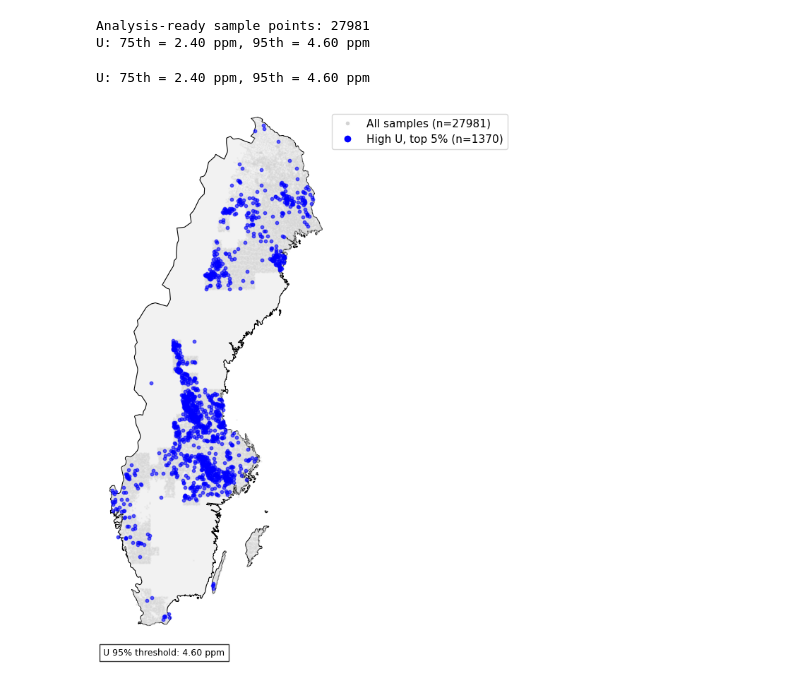
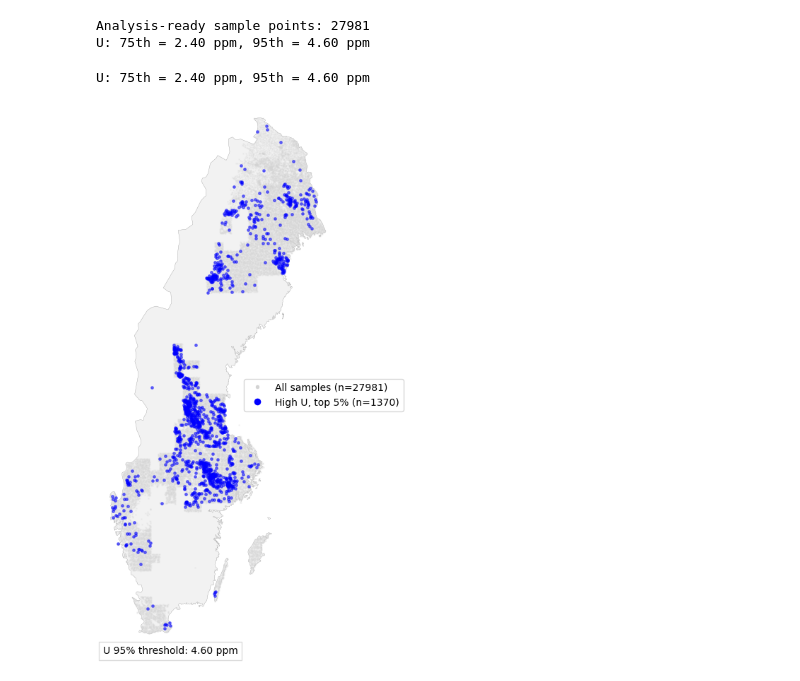
Before and after one commit to M-Tuy/GeoChem-DataLab, a Jupyter notebook: notebooks/Uranium.ipynb, the cells around one changed output. Drawn from its saved outputs; the diff is of its cells as text; code cells hidden in the pictures.

```diff
--- a/notebooks/Uranium.ipynb
+++ b/notebooks/Uranium.ipynb
@@ -53,62 +53,62 @@ print(f"U: 75th = {u_p75:.2f} ppm, 95th = {u_p95:.2f} ppm")
 Analysis-ready sample points: 27981
 U: 75th = 2.40 ppm, 95th = 4.60 ppm
 # %%
-# URANIUM
-# Sweden boundary
+# Uranium
+#---------------------
 world = gpd.read_file(
-    r"C:/Projects/Intro to data science/ne_110m_admin_0_countries/ne_10m_admin_0_countries.shp"
-)
-sweden = world[world["ADMIN"] == "Sweden"].to_crs("EPSG:3006")
+    r"C:/Projects/GeoChem-DataLab/raw_data/ne_110m_admin_0_countries/ne_10m_admin_0_countries.shp"
+)#spf of country boundary polygon: ne_10m_admin_0_countries.shp
+sweden = world[world["ADMIN"] == "Sweden"].to_crs("EPSG:3006") #Sweden's boundary polygon
+# Relative screening: 75th and 95th percentile thresholds
 u_p75 = df_markgeodata["u_ppm"].quantile(0.75)
 u_p95 = df_markgeodata["u_ppm"].quantile(0.95)
 print(f"U: 75th = {u_p75:.2f} ppm, 95th = {u_p95:.2f} ppm")
+#using Numpy, create a new u_class column
+#labels each data, high, medium, low, based on u_75 and u_95
 df_markgeodata["u_class"] = np.select(
     [df_markgeodata["u_ppm"] > u_p95, df_markgeodata["u_ppm"] > u_p75],
     ["High", "Medium"],
     default="Low"
 )
-df_markgeodata["u_hotspot"] = df_markgeodata["u_ppm"] > u_p95
-u_high = df_markgeodata[df_markgeodata["u_hotspot"]]
+df_markgeodata["u_hotspot"] = df_markgeodata["u_ppm"] > u_p95 #create a bolean u_hotspot (P95) column
+u_high = df_markgeodata[df_markgeodata["u_hotspot"]] # a subset, 5% only
 fig, ax = plt.subplots(figsize=(6, 8))
-sweden.plot(ax=ax, edgecolor="black", facecolor="#f2f2f2", linewidth=0.8)
-df_markgeodata.plot(ax=ax, color="lightgrey", markersize=0.5, alpha=0.25)
-u_high.plot(ax=ax, color="blue", markersize=10, alpha=0.6)
-
-# Tighten the axes to Sweden's actual extent, removing empty padding
-minx, miny, maxx, maxy = sweden.total_bounds
-pad = 20000  # small margin in meters
-ax.set_xlim(minx - pad, maxx + pad)
-ax.set_ylim(miny - pad, maxy + pad)
-
-legend_elements = [
+sweden.plot(ax=ax, edgecolor="grey", facecolor="#f2f2f2", linewidth=0.2)#Sweden outline
+df_markgeodata.plot(ax=ax, color="lightgrey", markersize=0.5, alpha=0.25)# draw data as dots on Sweden base map
+u_high.plot(ax=ax, color="blue", markersize=6, alpha=0.5) #plot hotspots, red
+minx, miny, maxx, maxy = sweden.total_bounds #get sweden bbox. in meters, since it is in EPSG:3006
+pad = 20000  # 20 km margin
+ax.set_xlim(minx - pad, maxx + pad) # crop x-axis to Sweden + padding
+ax.set_ylim(miny - pad, maxy + pad) # crop y-axis to Sweden + padding
+legend_elements = [                                            # build custom legend entries
     mlines.Line2D([0], [0], marker="o", color="w",
                   label=f"All samples (n={len(df_markgeodata)})",
                   markerfacecolor="lightgrey", markersize=5),
-    mlines.Line2D([0], [0], marker="o", color="w",
+    mlines.Line2D([0], [0], marker="o", color="w",              # hide x/y axis lines/ticks
                   label=f"High U, top 5% (n={len(u_high)})",
                   markerfacecolor="blue", markersize=8)
 ]
-ax.legend(handles=legend_elements, loc="upper left", bbox_to_anchor=(1.0, 1.0),
-          borderaxespad=0.3, fontsize=11, frameon=True)
+ax.legend(handles=legend_elements, loc="upper left", bbox_to_anchor=(0.6, 0.5),# place legend outside plot
+          borderaxespad=0.3, fontsize=10, frameon=True)
 ax.set_axis_off()
 ax.text(
-    0.0, -0.03,
+    0.0, -0.01,
     f"U 95% threshold: {u_p95:.2f} ppm",
     transform=ax.transAxes,
-    fontsize=9,
+    fontsize=10,
     va="top",
     ha="left",
-    bbox=dict(facecolor="white", alpha=0.8, edgecolor="black")
+    bbox=dict(facecolor="white", alpha=0.8, edgecolor="lightgrey")
 )
 plt.tight_layout()
 fig.savefig(
     r"C:/Projects/GeoChem-DataLab/results/uranium_screening_map.png",
     dpi=300, bbox_inches="tight"
 )
 plt.show()
 # %% [output]
 U: 75th = 2.40 ppm, 95th = 4.60 ppm
-[figure, old version]
+[figure, new version]
 # %%
 df_markgeodata.head()
 # %% [output]
```
Also changed, not shown: 8 other files.
